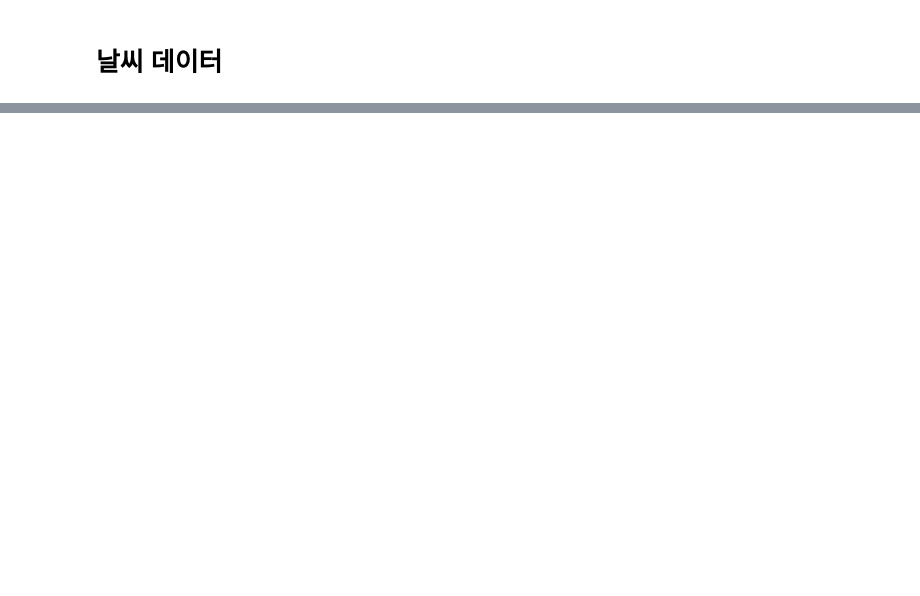
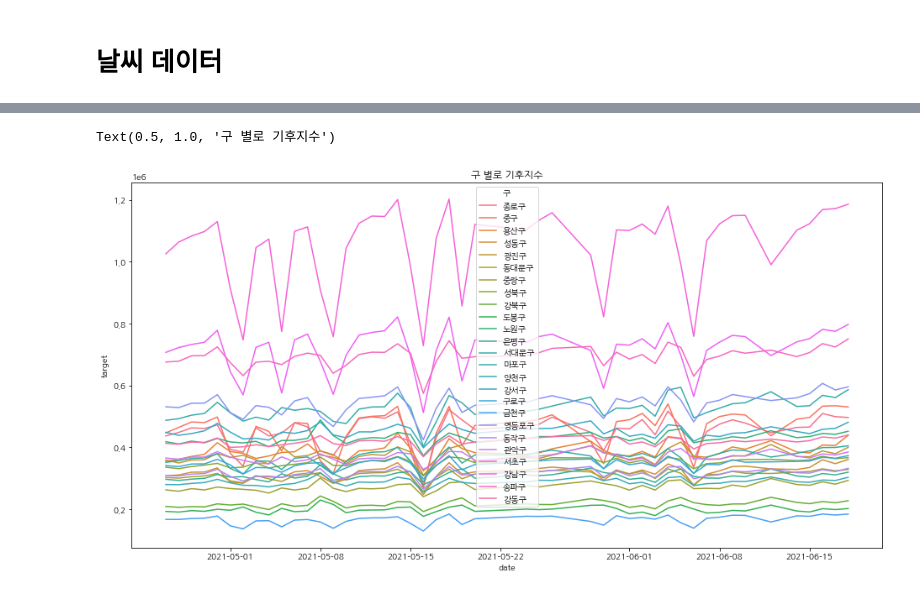
Before and after one commit to qkrwjdduf159/-, a Jupyter notebook: 팀프로젝트/0426_0624.ipynb, the cells around one changed output, grey strips where cells are left out. Saved outputs shown, nothing was run; the diff lists cells and outputs as text; code cells hidden in the pictures; blank space fills up the shorter version.

```diff
--- a/팀프로젝트/0426_0624.ipynb
+++ b/팀프로젝트/0426_0624.ipynb
@@ -213,0 +249,5 @@ weather['weekday'] = weather['weekend'].apply(lambda x:1 if x > 4 else 0)
+# %%
+train['date'] = pd.to_datetime(train['date'])
+# %%
+# 데이터 합쳐주기
+data = pd.merge(train,weather, how = 'left', on = ['구','date'])
@@ -213,0 +281,12 @@ weather['weekday'] = weather['weekend'].apply(lambda x:1 if x > 4 else 0)
+# %%
+# 구별코드, date_time, 예보시각, 전체 도시 이름, 시도, 시군구코드를 제외해 주자.
+data = data.drop(['구별코드','date_time','예보시각','전체 도시 이름','시도','시군구코드','touDivCd','dayofyear','year'], axis = 1)
+# %%
+# 데이터를 살펴봤을 떄 거의 비숫한 분포를 따르고 있다.
+# 각 구별로 더미화를 진행해주고 target변수를 맞추도록 해봐야 겠다.
+plt.figure(figsize = (16,8))
+sns.lineplot(data = data, x = 'date', y = 'target', hue = '구')
+plt.title('구 별로 기후지수')
+# %% [output]
+Text(0.5, 1.0, '구 별로 기후지수')
+[figure, added]
```
Also changed, not shown: parts of 26 cells of this notebook.
